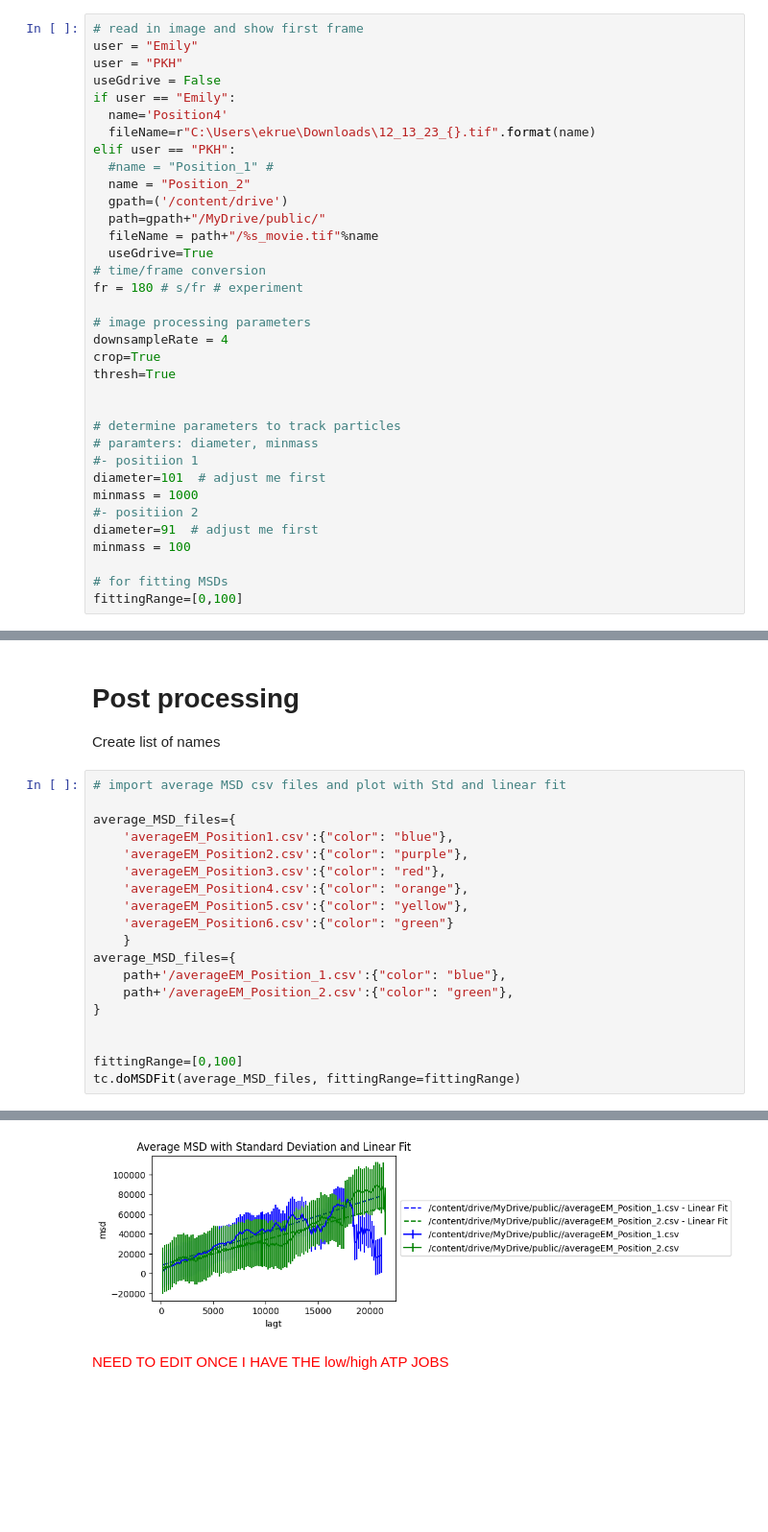
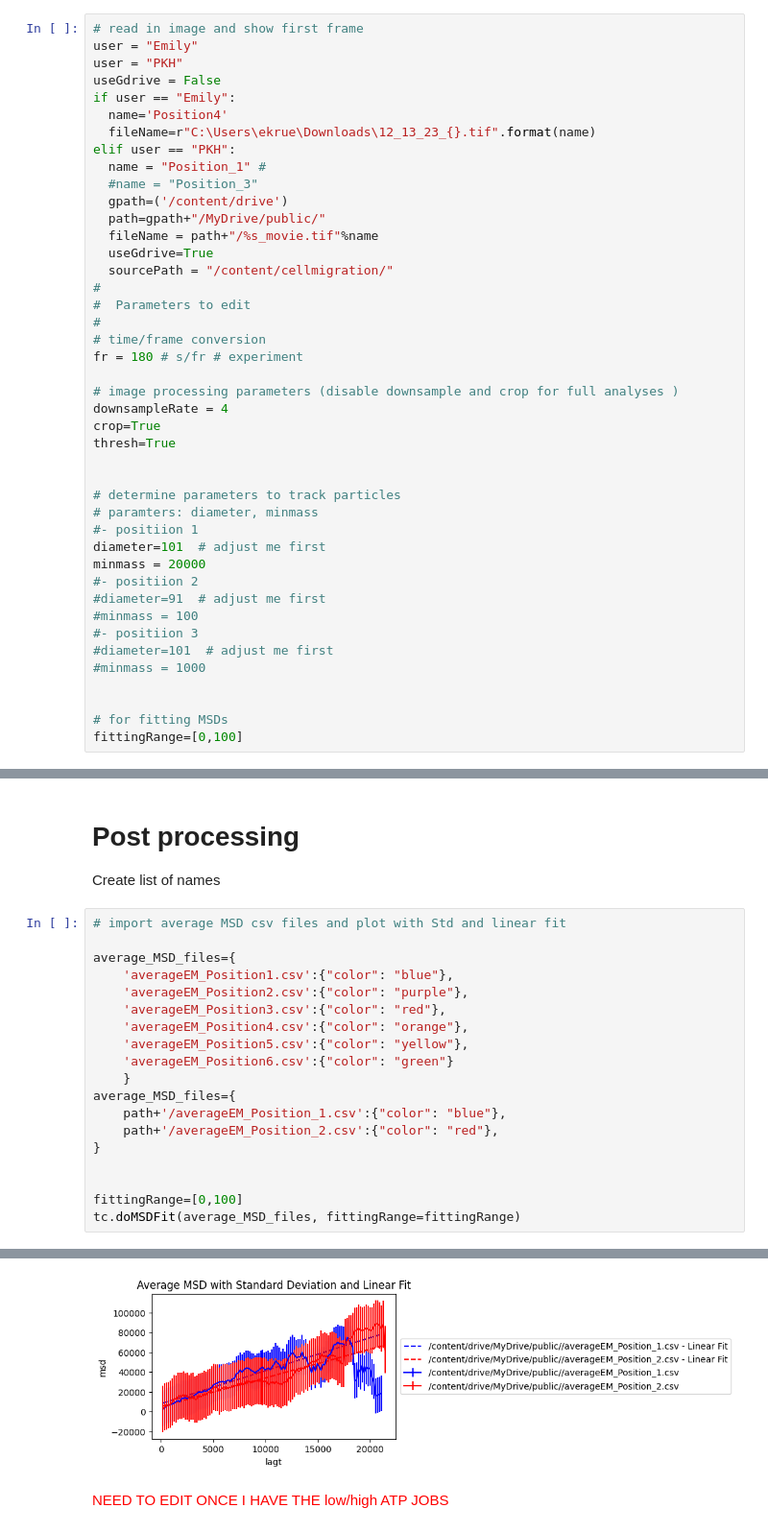
Before and after one commit to huskeypm/cellmigration, a Jupyter notebook: expt_analysis.ipynb, the cells around one changed output, grey strips where cells are left out. Shown: that part at 96% size. Drawn from its saved outputs; the diff is of its cells as text; blank space fills up the shorter version.

```diff
--- a/expt_analysis.ipynb
+++ b/expt_analysis.ipynb
@@ -93,16 +93,20 @@ if user == "Emily":
   name='Position4'
   fileName=r"C:\Users\ekrue\Downloads\12_13_23_{}.tif".format(name)
 elif user == "PKH":
-  #name = "Position_1" #
-  name = "Position_2"
+  name = "Position_1" #
+  #name = "Position_3"
   gpath=('/content/drive')
   path=gpath+"/MyDrive/public/"
   fileName = path+"/%s_movie.tif"%name
   useGdrive=True
+  sourcePath = "/content/cellmigration/"
+#
+#  Parameters to edit
+#
 # time/frame conversion
 fr = 180 # s/fr # experiment
 
-# image processing parameters
+# image processing parameters (disable downsample and crop for full analyses )
 downsampleRate = 4
 crop=True
 thresh=True
@@ -112,10 +116,14 @@ thresh=True
 # paramters: diameter, minmass
 #- positiion 1
 diameter=101  # adjust me first
-minmass = 1000
+minmass = 20000
 #- positiion 2
-diameter=91  # adjust me first
-minmass = 100
+#diameter=91  # adjust me first
+#minmass = 100
+#- positiion 3
+#diameter=101  # adjust me first
+#minmass = 1000
+
 
 # for fitting MSDs
 fittingRange=[0,100]
@@ -261,25 +280,25 @@ Create list of names
 # %%
 # import average MSD csv files and plot with Std and linear fit
 
 average_MSD_files={
     'averageEM_Position1.csv':{"color": "blue"},
     'averageEM_Position2.csv':{"color": "purple"},
     'averageEM_Position3.csv':{"color": "red"},
     'averageEM_Position4.csv':{"color": "orange"},
     'averageEM_Position5.csv':{"color": "yellow"},
     'averageEM_Position6.csv':{"color": "green"}
     }
 average_MSD_files={
     path+'/averageEM_Position_1.csv':{"color": "blue"},
-    path+'/averageEM_Position_2.csv':{"color": "green"},
+    path+'/averageEM_Position_2.csv':{"color": "red"},
 }
 
 
 fittingRange=[0,100]
 tc.doMSDFit(average_MSD_files, fittingRange=fittingRange)
 # %% [output]
 slope/intercept [2.89013214e+00 5.16961257e+03]
-[figure, old version]
+[figure, new version]
 # %% [markdown]
 
 
```
Also changed, not shown: parts of 29 cells of this notebook.
